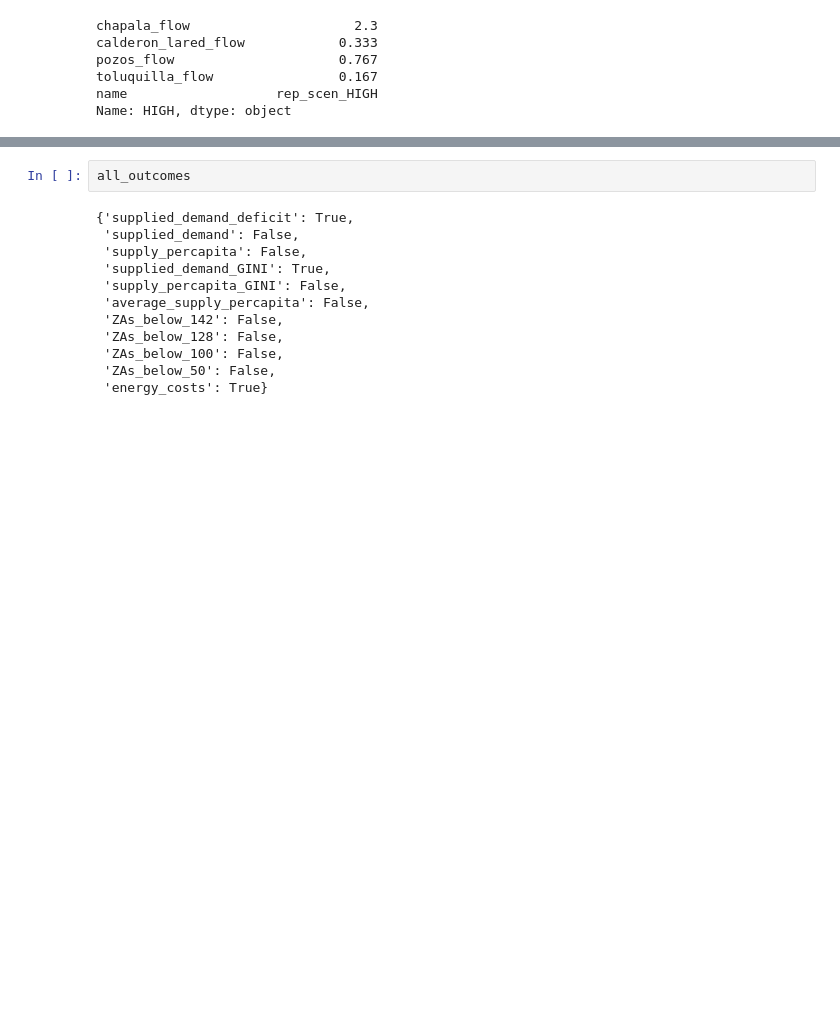
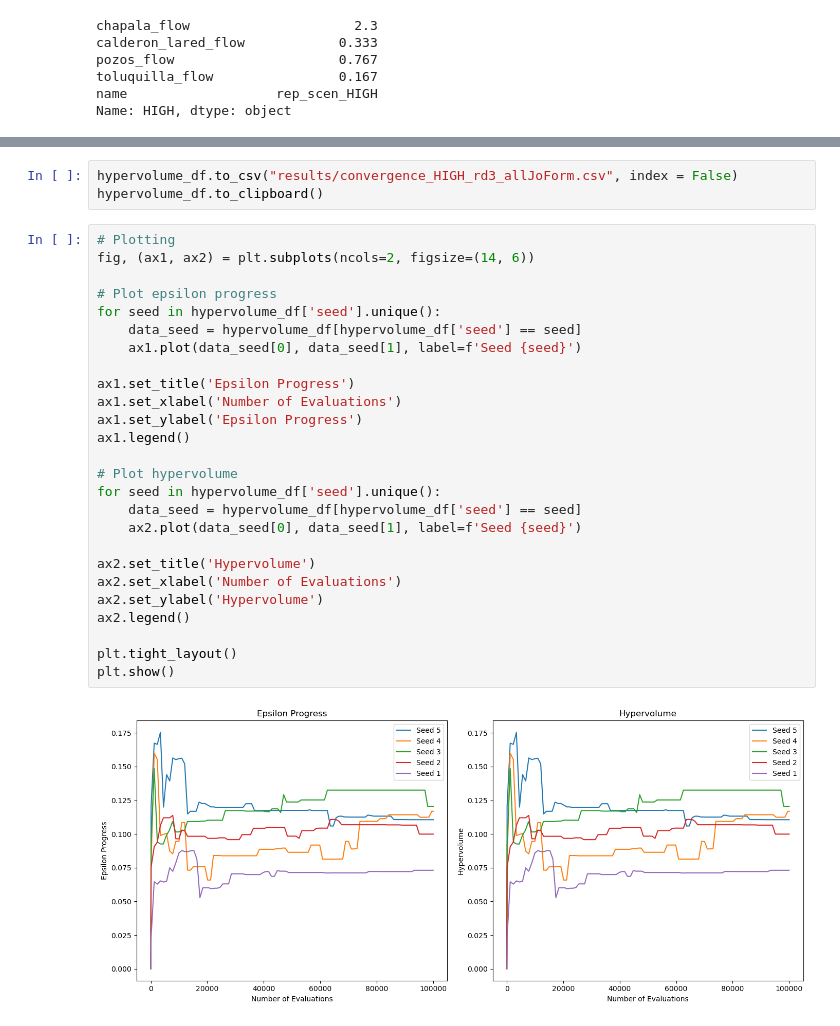
Before and after one commit to arielgoldin/GDL_Aquapheric_Policies, a Jupyter notebook: 3_convergence 2.ipynb, the cells around one changed output, grey strips where cells are left out. Drawn from its saved outputs; the diff is of its cells as text; blank space fills up the shorter version.

```diff
--- a/3_convergence 2.ipynb
+++ b/3_convergence 2.ipynb
@@ -245,14 +481,31 @@ logging.info(f"Completed optimization for {experiment_name} in {duration} second
-# %%
-all_outcomes
-# %% [output]
-{'supplied_demand_deficit': True,
- 'supplied_demand': False,
- 'supply_percapita': False,
- 'supplied_demand_GINI': True,
- 'supply_percapita_GINI': False,
- 'average_supply_percapita': False,
- 'ZAs_below_142': False,
- 'ZAs_below_128': False,
- 'ZAs_below_100': False,
- 'ZAs_below_50': False,
- 'energy_costs': True}
+# %%
+hypervolume_df.to_csv("results/convergence_HIGH_rd3_allJoForm.csv", index = False)
+hypervolume_df.to_clipboard()
+# %%
+# Plotting
+fig, (ax1, ax2) = plt.subplots(ncols=2, figsize=(14, 6))
+
+# Plot epsilon progress
+for seed in hypervolume_df['seed'].unique():
+    data_seed = hypervolume_df[hypervolume_df['seed'] == seed]
+    ax1.plot(data_seed[0], data_seed[1], label=f'Seed {seed}')
+
+ax1.set_title('Epsilon Progress')
+ax1.set_xlabel('Number of Evaluations')
+ax1.set_ylabel('Epsilon Progress')
+ax1.legend()
+
+# Plot hypervolume
+for seed in hypervolume_df['seed'].unique():
+    data_seed = hypervolume_df[hypervolume_df['seed'] == seed]
+    ax2.plot(data_seed[0], data_seed[1], label=f'Seed {seed}')
+
+ax2.set_title('Hypervolume')
+ax2.set_xlabel('Number of Evaluations')
+ax2.set_ylabel('Hypervolume')
+ax2.legend()
+
+plt.tight_layout()
+plt.show()
+# %% [output]
+[figure, added]
```
Also changed, not shown: parts of 37 cells of this notebook, 23 other files.
